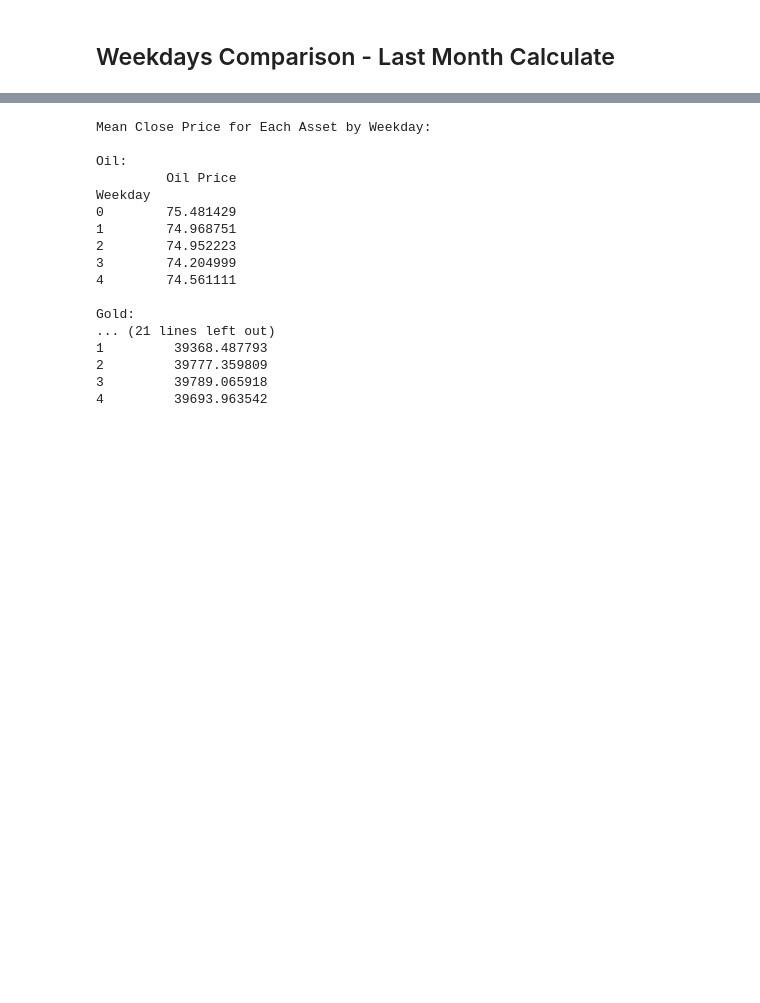
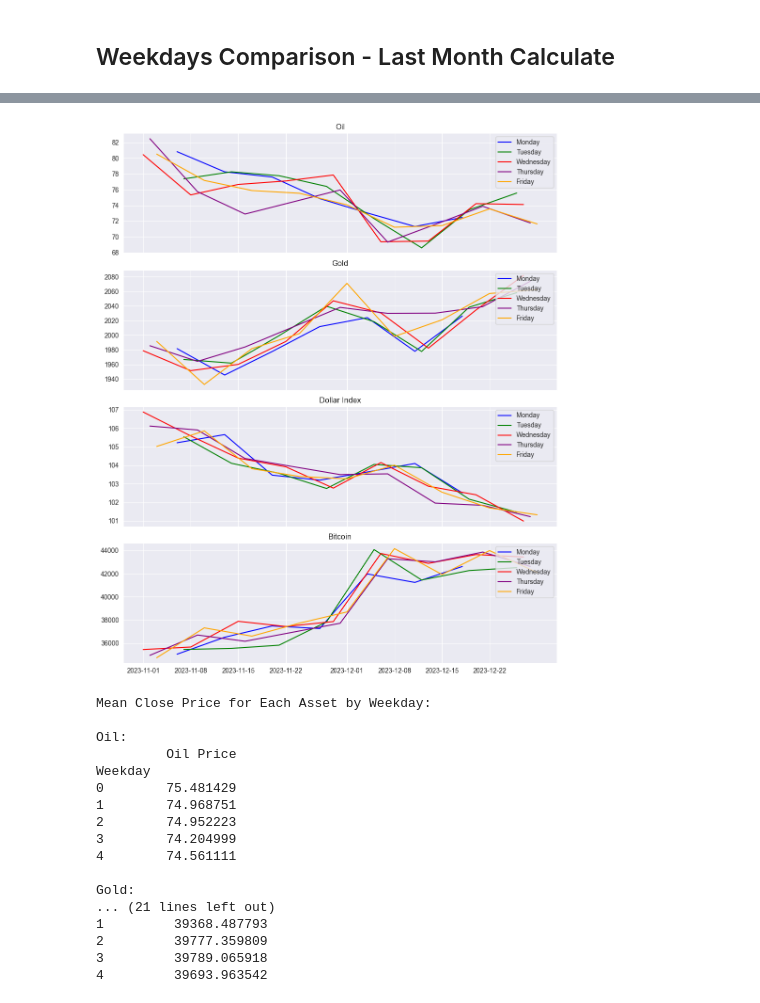
Before and after one commit to ali-bazrkar/investment_comparison_2nd_team, a Jupyter notebook: class_activity.ipynb, the cells around one changed output, grey strips where cells are left out. Saved outputs shown, nothing was run; the diff lists cells and outputs as text; code cells hidden in the pictures; blank space fills up the shorter version.

```diff
--- a/class_activity.ipynb
+++ b/class_activity.ipynb
@@ -325,7 +325,7 @@ Gold:
 # %% [markdown]
 ## Weekdays Comparison - Last Month Calculate
 # %%
-# Filter data for the last year (2023-2024)
+# Filter data for the last two months (November 2023 to January 2024)
 last_month_data = merged_data[(merged_data.index >= '2023-11-01') & (merged_data.index <= '2024-01-01')]
 
 # Map day numbers to day names
@@ -334,40 +334,23 @@ weekdays = ['Monday', 'Tuesday', 'Wednesday', 'Thursday', 'Friday', 'Saturday',
 # Define colors for weekdays
 colors = ['blue', 'green', 'red', 'purple', 'orange', 'brown', 'pink']
 
-# Create a subplot grid with 4 rows and 1 column (one plot per asset)
-fig = make_subplots(rows=4, cols=1, shared_xaxes=True, subplot_titles=list(tickers.keys()))
+# Create subplots: 4 rows for each asset
+fig, axes = plt.subplots(4, 1, figsize=(10, 12), sharex=True)
 
-# Loop through each asset and create a subplot for each one
-for i, asset in enumerate(tickers.keys(), start=1):
-    # Add a trace for each weekday
+# Loop through each asset and plot the data for each weekday
+for i, (asset, ax) in enumerate(zip(tickers.keys(), axes)):
     for j in range(7):
+        # Filter data for the current weekday
         day_data = last_month_data[last_month_data['Weekday'] == j]
-        if not day_data.empty:  # Ensure data exists for this weekday
-            fig.add_trace(go.Scatter(
-                x=day_data.index,
-                y=day_data[f'{asset} Price'],
-                mode='lines',
-                showlegend=False,  # Disable legend for individual lines
-                line=dict(color=colors[j])  # Apply color for each day
-            ), row=i, col=1)
+        if not day_data.empty:
+            ax.plot(day_data.index, day_data[f'{asset} Price'], label=weekdays[j], color=colors[j])
 
-# Add traces to the legend to represent each weekday
-for j in range(7):
-    fig.add_trace(go.Scatter(
-        x=[None],  # No actual data, just for legend
-        y=[None],
-        mode='lines',
-        name=weekdays[j],  # Add weekday name to the legend
-        line=dict(color=colors[j])  # Use the corresponding color
-    ))
+    ax.set_title(asset)
+    ax.legend(loc='upper right')  # Add legend to each subplot
 
-# Update layout for better visualization
-fig.update_layout(
-    title="Asset Prices by Weekday (2023-2024)",
-    height=1000,
-    showlegend=True
-)
+# Set common labels
+plt.tight_layout()
 
-# Show the plot
-fig.show()
+# Display the plot
+plt.show()
 # %% [output]
@@ -375,3 +357,4 @@ fig.show()
+[figure, added]
 # %%
 # Calculate the mean of daily close prices for each asset
 daily_means = last_month_data.groupby('Weekday').mean()
```
Also changed, not shown: parts of 1 cell of this notebook.
